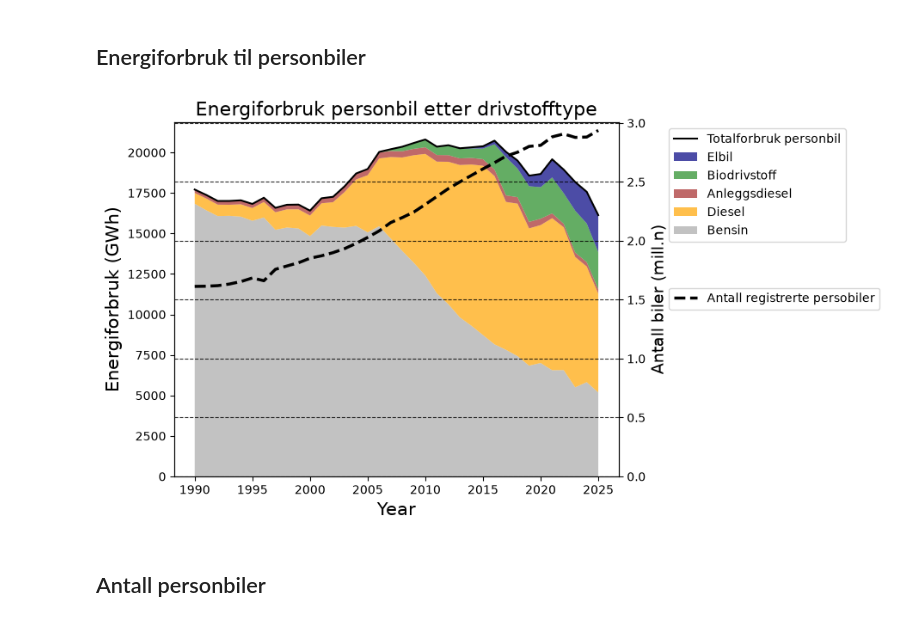
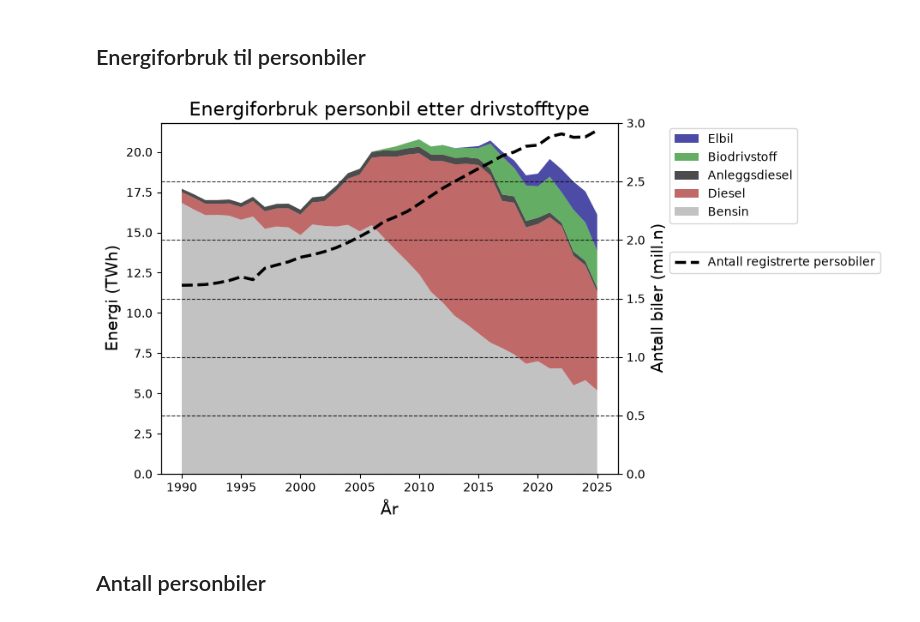
Before and after one commit to Oyvind-Aas/Electricity_and_Energy, a Jupyter notebook: Electricity_exploring.ipynb, the cells around one changed output. Cells and saved outputs as stored; diff of their text form; code cells hidden in the pictures.

```diff
--- a/Electricity_exploring.ipynb
+++ b/Electricity_exploring.ipynb
@@ -308,36 +291,36 @@ personbil_antall = kjøretøy[kjøretøy.ContentsCode == 'Personbiler1'].iloc[:,
 # %%
 fig, ax1 = plt.subplots()
 
 ax1.set_xlabel('År', fontsize = 14)
-ax1.set_ylabel('Energi (GWh)', color='black', fontsize = 14)
+ax1.set_ylabel('Energi (TWh)', color='black', fontsize = 14)
 
 ax1.stackplot(
     year,
-    bensin, diesel, anleggsdiesel, biodrivstoff, elbil,
+    bensin / 1e3, diesel / 1e3, anleggsdiesel / 1e3, biodrivstoff / 1e3, elbil / 1e3,
     labels=['Bensin', 'Diesel', 'Anleggsdiesel', 'Biodrivstoff', 'Elbil'],
-    colors=['darkgrey', 'orange', 'brown', 'forestgreen', 'navy'],
+    colors=['darkgrey', 'brown', 'black', 'forestgreen', 'navy'],
     alpha=0.7
 )
 
-ax1.plot(year, personbil_energi, color= 'black', label = 'Totalforbruk personbil')
+#ax1.plot(year, personbil_energi / 1e3, color= 'black', label = 'Totalforbruk personbil')
 
 ax2 = ax1.twinx()  # instantiate a second Axix, population, sharing the same x-axis
 
 ax2.set_ylabel('Antall biler (mill.n)', color='black', fontsize = 14)
 ax2.plot(year , personbil_antall / 1e6, '--', color='black', linewidth = 2.5, label = 'Antall registrerte persobiler')
 ax2.set_ylim(bottom=0)
 
 fig.tight_layout()
 fig.set_figheight(5)
 fig.set_figwidth(7)
 ax1.set_title('Energiforbruk personbil etter drivstofftype', fontsize = 16)
 ax1.legend(fontsize='medium', loc='upper left', bbox_to_anchor=(1.1, 1), reverse=True)
-ax2.legend(fontsize='medium', loc='upper left', bbox_to_anchor=(1.1, 0.55), reverse=True)
+ax2.legend(fontsize='medium', loc='upper left', bbox_to_anchor=(1.1, 0.65), reverse=True)
 
 plt.grid(axis='y', linestyle='--', alpha=0.8, color ='black')
 plt.show()
 # %% [output]
-[figure, old version]
+[figure, new version]
 # %%
 data = {'Drivstoff_type': ['Bensin', 'Diesel', 'Biodrivstoff', 'Elbil', 'Anleggsdiesel'],
         'Energiforbruk': [bensin[-1], diesel[-1], biodrivstoff[-1], elbil[-1], anleggsdiesel[-1]]}
```
Also changed, not shown: parts of 14 cells of this notebook.
